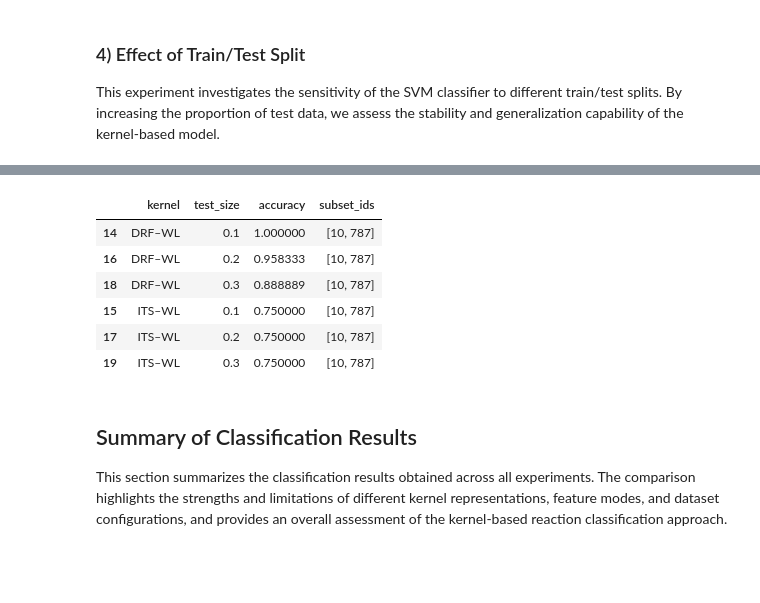
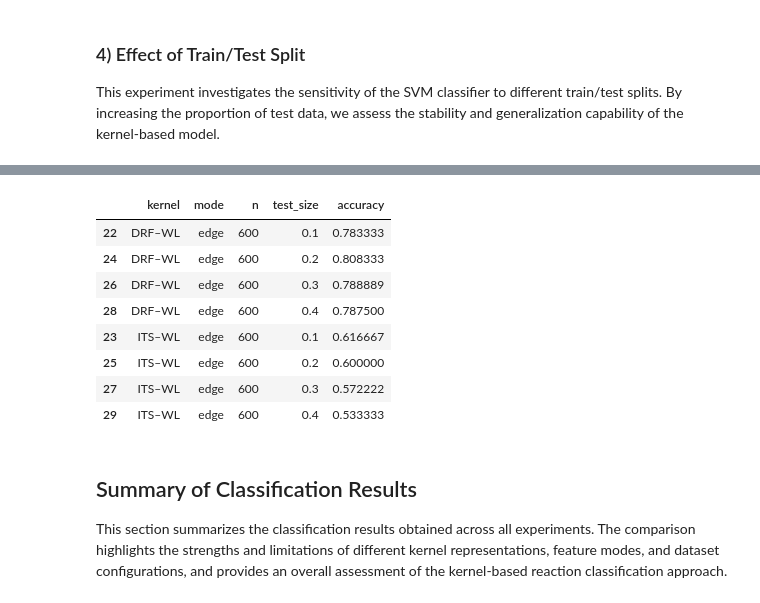
Before and after one commit to PatPatDango/reaction-kernels, a Jupyter notebook: notebooks/wp3.ipynb, the cells around one changed output, grey strips where cells are left out. Cells and saved outputs as stored; diff of their text form; code cells hidden in the pictures; blank space fills up the shorter version.

```diff
--- a/notebooks/wp3.ipynb
+++ b/notebooks/wp3.ipynb
@@ -764,34 +804,68 @@ This experiment investigates the sensitivity of the SVM classifier to different
 By increasing the proportion of test data, we assess the stability and generalization capability of the
 kernel-based model.
 # %%
-print("\n=== Section 7: Train/test split ===")
+# =========================
+# Section 7: Split sweep (test_size)
+# =========================
 
-for ts in [0.1, 0.2, 0.3]:
-    # DRF edge
+C = 1.0
+seed = 42
+n = 600
+
+# WICHTIG: alle Subsets verwenden
+subset_ids = None   # <-- NICHT [] !!!
+
+print("\n[Section 7] Using ALL subsets (subset_ids=None)")
+
+for test_size in [0.1, 0.2, 0.3, 0.4]:
+    print(f"\n[S7] test_size = {test_size}")
+
+    # DRF–WL edge
     res = train_svm_from_precomputed_dir(
         precomp_dir=DRF_DIRS["edge"],
         feature_key="drf_wl",
+        subset_ids=subset_ids,   # None = alle PKLs
+        n=n,
+        test_size=test_size,
+        C=C,
+        seed=seed,
+        verbose=False,
+    )
+    add_result(
+        tag="S7_split",
+        kernel="DRF–WL",
+        mode="edge",
+        n=n,
+        test_size=test_size,
+        C=C,
+        seed=seed,
+        res=res,
         subset_ids=subset_ids,
-        n=n, test_size=ts, C=C, seed=seed,
-        verbose=True,
     )
-    add_result(tag="S7_split", kernel="DRF–WL", mode="edge",
-               n=n, test_size=ts, C=C, seed=seed, res=res, subset_ids=subset_ids)
 
-    # ITS edge
+    # ITS–WL edge
     res = train_svm_from_precomputed_dir(
         precomp_dir=ITS_DIRS["edge"],
         feature_key="its_wl",
+        subset_ids=subset_ids,   # None = alle PKLs
+        n=n,
+        test_size=test_size,
+        C=C,
+        seed=seed,
+        verbose=False,
+    )
+    add_result(
+        tag="S7_split",
+        kernel="ITS–WL",
+        mode="edge",
+        n=n,
+        test_size=test_size,
+        C=C,
+        seed=seed,
+        res=res,
         subset_ids=subset_ids,
-        n=n, test_size=ts, C=C, seed=seed,
-        verbose=True,
     )
-    add_result(tag="S7_split", kernel="ITS–WL", mode="edge",
-               n=n, test_size=ts, C=C, seed=seed, res=res, subset_ids=subset_ids)
 
 df_results = pd.DataFrame(results)
-display(
-    df_results[df_results["tag"]=="S7_split"][["kernel","test_size","accuracy","subset_ids"]]
-    .sort_values(["kernel","test_size"])
-)
+df_results[df_results["tag"]=="S7_split"][["kernel","mode","n","test_size","accuracy"]].sort_values(["kernel","test_size"])
 # %% [output]
@@ -815,10 +881,12 @@ weighted avg       0.82      0.75      0.72        36
-|  | kernel | test_size | accuracy | subset_ids |
-| 14 | DRF–WL | 0.1 | 1.000000 | [10, 787] |
-| 16 | DRF–WL | 0.2 | 0.958333 | [10, 787] |
-| 18 | DRF–WL | 0.3 | 0.888889 | [10, 787] |
-| 15 | ITS–WL | 0.1 | 0.750000 | [10, 787] |
-| 17 | ITS–WL | 0.2 | 0.750000 | [10, 787] |
-| 19 | ITS–WL | 0.3 | 0.750000 | [10, 787] |
+|  | kernel | mode | n | test_size | accuracy |
+| 22 | DRF–WL | edge | 600 | 0.1 | 0.783333 |
+| 24 | DRF–WL | edge | 600 | 0.2 | 0.808333 |
+| 26 | DRF–WL | edge | 600 | 0.3 | 0.788889 |
+| 28 | DRF–WL | edge | 600 | 0.4 | 0.787500 |
+| 23 | ITS–WL | edge | 600 | 0.1 | 0.616667 |
+| 25 | ITS–WL | edge | 600 | 0.2 | 0.600000 |
+| 27 | ITS–WL | edge | 600 | 0.3 | 0.572222 |
+| 29 | ITS–WL | edge | 600 | 0.4 | 0.533333 |
 # %% [markdown]
 ## Summary of Classification Results
 
```
Also changed, not shown: parts of 16 cells of this notebook, 4 other files.
